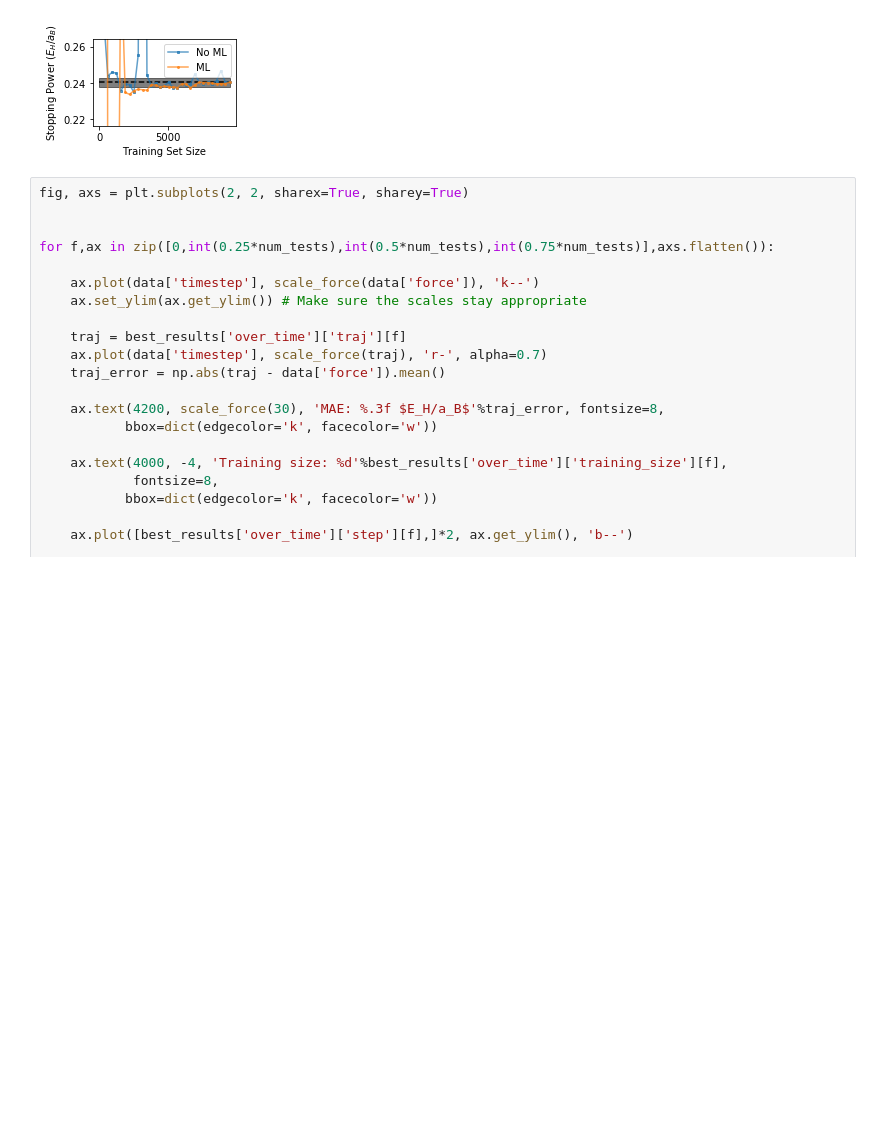
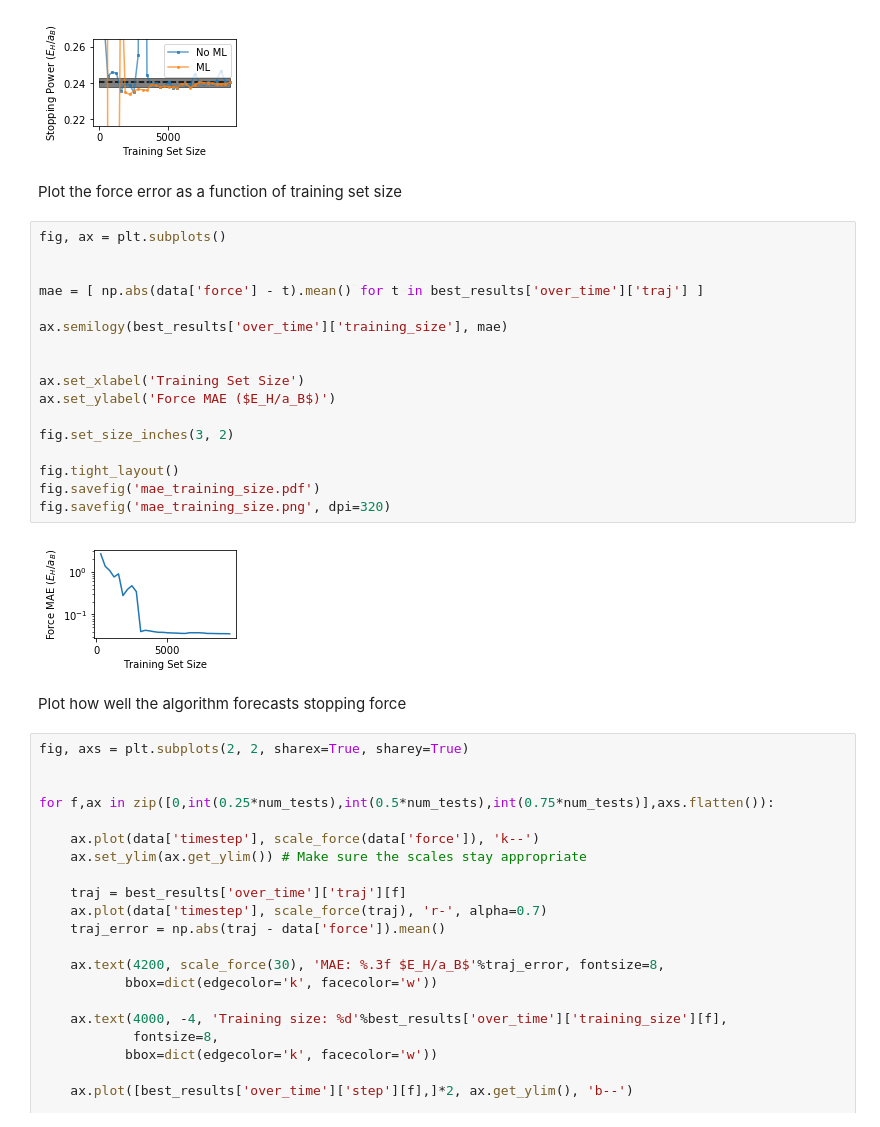
Before and after one commit to globus-labs/stopping-power-ml, a Jupyter notebook: build-machine-learning-model.ipynb, the cells around one changed output. Drawn from its saved outputs; the diff is of its cells as text; blank space fills up the shorter version.

Commit message:
Added new plot to ML notebook

```diff
--- a/build-machine-learning-model.ipynb
+++ b/build-machine-learning-model.ipynb
@@ -361,6 +363,29 @@ fig.savefig('stopping_power_bayes.pdf')
 fig.savefig('stopping_power_bayes.png', dpi=320)
 # %% [output]
 [figure]
+# %% [markdown]
+Plot the force error as a function of training set size
+# %%
+fig, ax = plt.subplots()
+
+
+mae = [ np.abs(data['force'] - t).mean() for t in best_results['over_time']['traj'] ]
+
+ax.semilogy(best_results['over_time']['training_size'], mae)
+
+
+ax.set_xlabel('Training Set Size')
+ax.set_ylabel('Force MAE ($E_H/a_B$)')
+
+fig.set_size_inches(3, 2)
+
+fig.tight_layout()
+fig.savefig('mae_training_size.pdf')
+fig.savefig('mae_training_size.png', dpi=320)
+# %% [output]
+[figure, added]
+# %% [markdown]
+Plot how well the algorithm forecasts stopping force
 # %%
 fig, axs = plt.subplots(2, 2, sharex=True, sharey=True)
 
```
Also changed, not shown: parts of 13 cells of this notebook.
